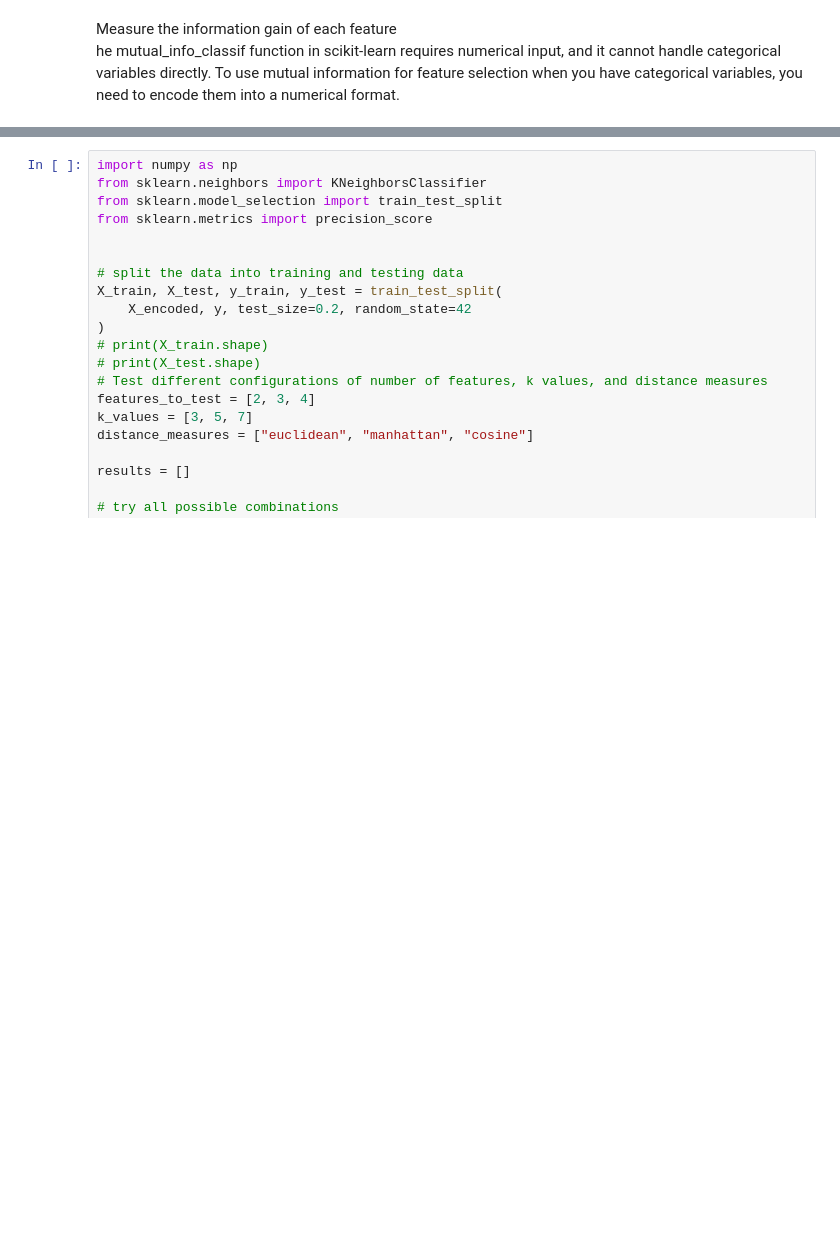
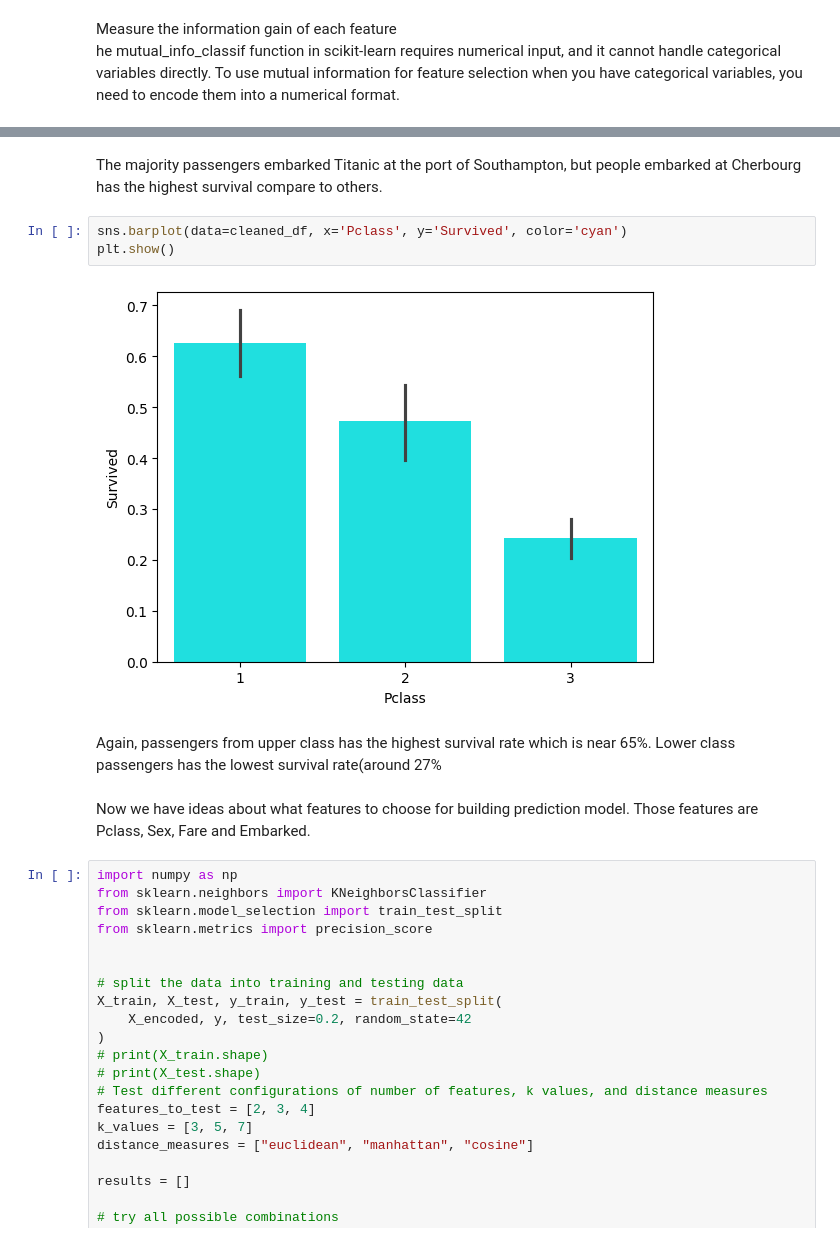
Before and after one commit to Wissemamr/Fundamentals_of_DS, a Jupyter notebook: HW/HW3/Part1_feature_engineering/Practical_work/feature_selection_titanic/feature_selection.ipynb, the cells around one changed output, grey strips where cells are left out. Cells and saved outputs as stored; diff of their text form; blank space fills up the shorter version.

```diff
--- a/HW/HW3/Part1_feature_engineering/Practical_work/feature_selection_titanic/feature_selection.ipynb
+++ b/HW/HW3/Part1_feature_engineering/Practical_work/feature_selection_titanic/feature_selection.ipynb
@@ -219,3 +250,14 @@ dtype: float64
+# %% [markdown]
+The majority passengers embarked Titanic at the port of Southampton, but people embarked at Cherbourg has the highest survival compare to others.
+# %%
+sns.barplot(data=cleaned_df, x='Pclass', y='Survived', color='cyan')
+plt.show()
+# %% [output]
+[figure, added]
+# %% [markdown]
+Again, passengers from upper class has the highest survival rate which is near 65%. Lower class passengers has the lowest survival rate(around 27%
+# %% [markdown]
+Now we have ideas about what features to choose for building prediction model. Those features are Pclass, Sex, Fare and Embarked.
 # %%
 import numpy as np
 from sklearn.neighbors import KNeighborsClassifier
```
Also changed, not shown: parts of 8 cells of this notebook, 1 other file.
